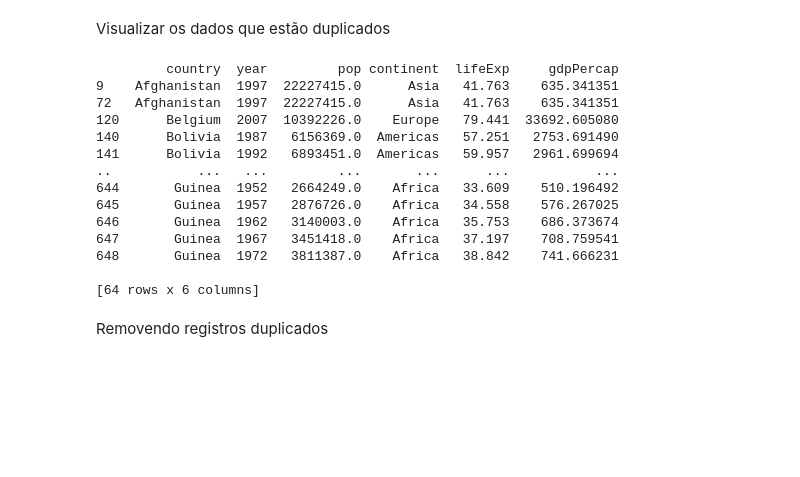
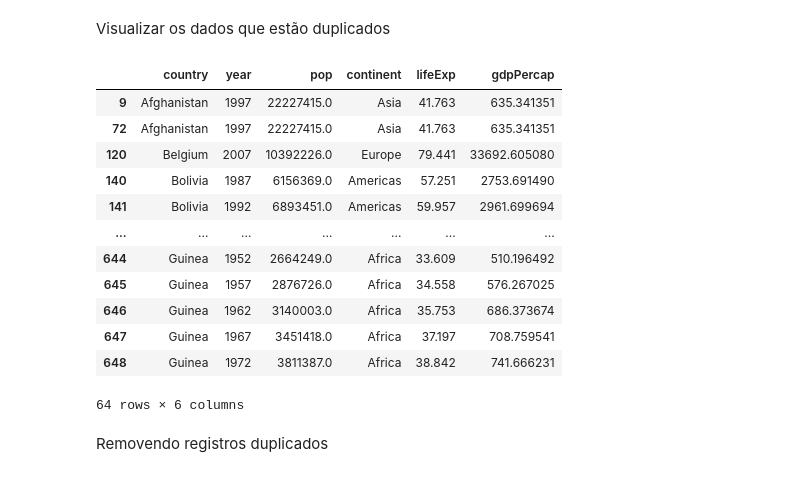
Before and after one commit to tuerepinto/analise-desenvolvimento-humano-economico-global, a Jupyter notebook: notebooks/Análise do Desenvolvimento Humano e Econômico Global com Base no Dataset Gapminder.ipynb, the cells around one changed output. Cells and saved outputs as stored; diff of their text form; code cells hidden in the pictures; blank space fills up the shorter version.

```diff
--- a/notebooks/Análise do Desenvolvimento Humano e Econômico Global com Base no Dataset Gapminder.ipynb
+++ b/notebooks/Análise do Desenvolvimento Humano e Econômico Global com Base no Dataset Gapminder.ipynb
@@ -228,22 +228,21 @@ Total de linhas duplicadas: 32
 Visualizar os dados que estão duplicados
 # %%
 duplicados = df[df.duplicated(keep=False)]
-print(duplicados)
+display(duplicados)
 # %% [output]
+|  | country | year | pop | continent | lifeExp | gdpPercap |
+| 9 | Afghanistan | 1997 | 22227415.0 | Asia | 41.763 | 635.341351 |
+| 72 | Afghanistan | 1997 | 22227415.0 | Asia | 41.763 | 635.341351 |
+| 120 | Belgium | 2007 | 10392226.0 | Europe | 79.441 | 33692.605080 |
+| 140 | Bolivia | 1987 | 6156369.0 | Americas | 57.251 | 2753.691490 |
+| 141 | Bolivia | 1992 | 6893451.0 | Americas | 59.957 | 2961.699694 |
+| ... | ... | ... | ... | ... | ... | ... |
+| 644 | Guinea | 1952 | 2664249.0 | Africa | 33.609 | 510.196492 |
+| 645 | Guinea | 1957 | 2876726.0 | Africa | 34.558 | 576.267025 |
+| 646 | Guinea | 1962 | 3140003.0 | Africa | 35.753 | 686.373674 |
+| 647 | Guinea | 1967 | 3451418.0 | Africa | 37.197 | 708.759541 |
+| 648 | Guinea | 1972 | 3811387.0 | Africa | 38.842 | 741.666231 |
-         country  year         pop continent  lifeExp     gdpPercap
-9    Afghanistan  1997  22227415.0      Asia   41.763    635.341351
-72   Afghanistan  1997  22227415.0      Asia   41.763    635.341351
-120      Belgium  2007  10392226.0    Europe   79.441  33692.605080
-140      Bolivia  1987   6156369.0  Americas   57.251   2753.691490
-141      Bolivia  1992   6893451.0  Americas   59.957   2961.699694
-..           ...   ...         ...       ...      ...           ...
-644       Guinea  1952   2664249.0    Africa   33.609    510.196492
-645       Guinea  1957   2876726.0    Africa   34.558    576.267025
-646       Guinea  1962   3140003.0    Africa   35.753    686.373674
-647       Guinea  1967   3451418.0    Africa   37.197    708.759541
-648       Guinea  1972   3811387.0    Africa   38.842    741.666231
-
-[64 rows x 6 columns]
+64 rows × 6 columns
 # %% [markdown]
 Removendo registros duplicados
 # %%
```
